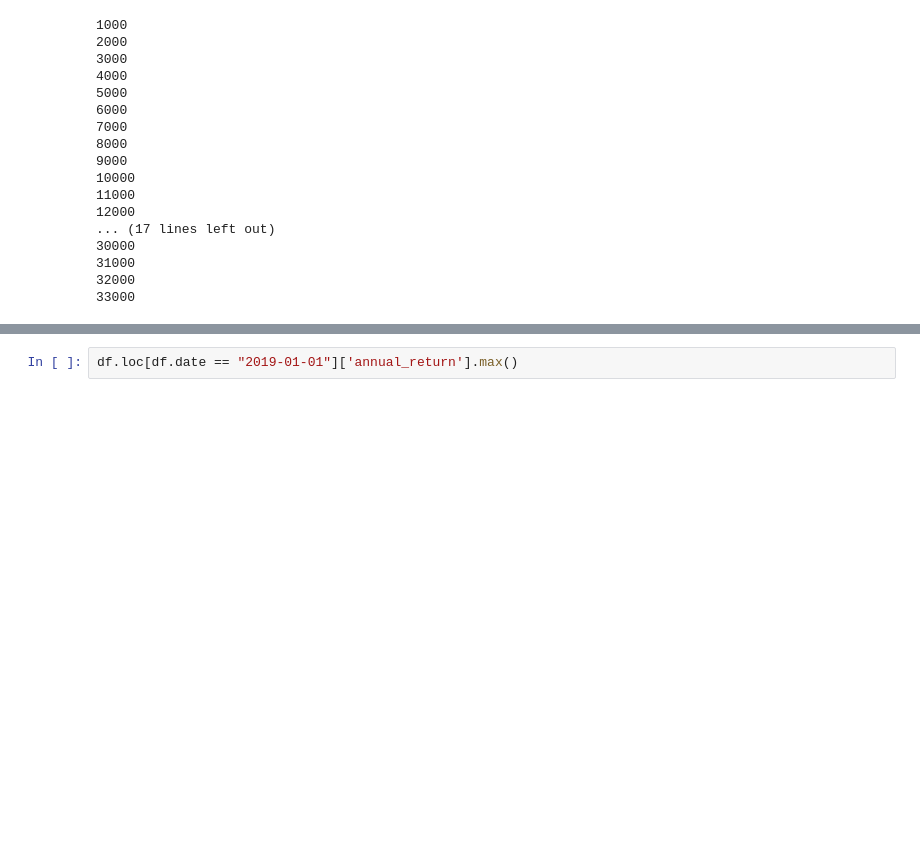
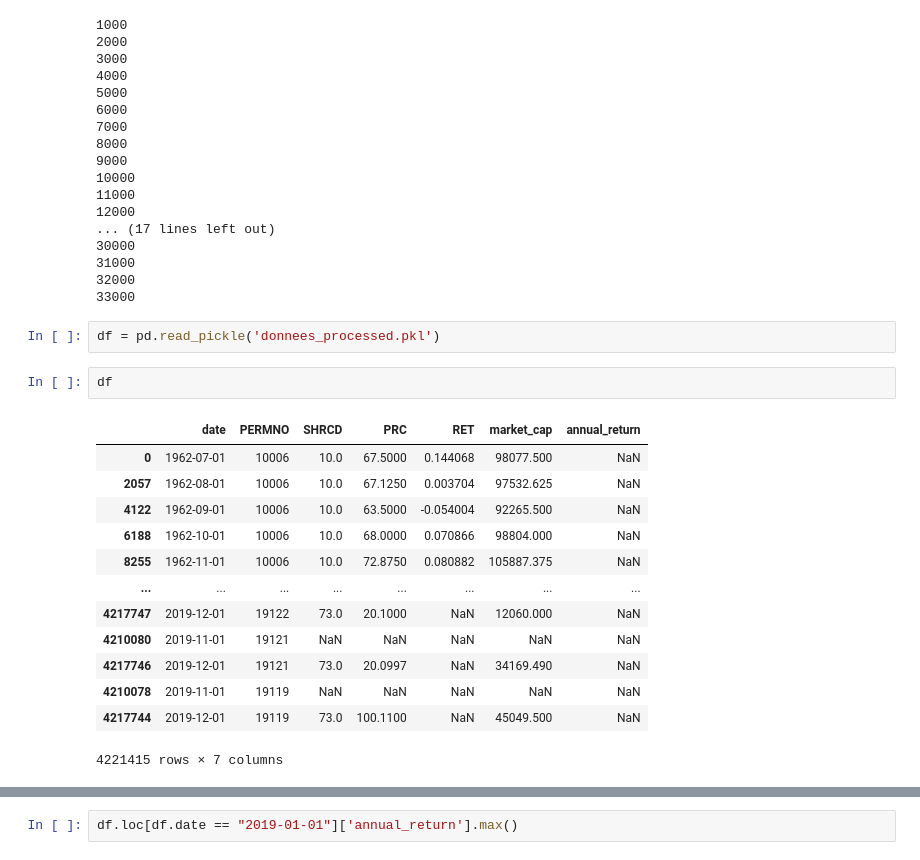
Before and after one commit to nilsjanvier/msc_fbd_portfolflio_trading, a Jupyter notebook: momentum_trading_project.ipynb, the cells around one changed output, grey strips where cells are left out. Cells and saved outputs as stored; diff of their text form; blank space fills up the shorter version.

```diff
--- a/momentum_trading_project.ipynb
+++ b/momentum_trading_project.ipynb
@@ -94,6 +94,24 @@ See the caveats in the documentation: https://pandas.pydata.org/pandas-docs/stab
 31000
 32000
 33000
+# %%
+df = pd.read_pickle('donnees_processed.pkl')
+# %%
+df
+# %% [output]
+|  | date | PERMNO | SHRCD | PRC | RET | market_cap | annual_return |
+| 0 | 1962-07-01 | 10006 | 10.0 | 67.5000 | 0.144068 | 98077.500 | NaN |
+| 2057 | 1962-08-01 | 10006 | 10.0 | 67.1250 | 0.003704 | 97532.625 | NaN |
+| 4122 | 1962-09-01 | 10006 | 10.0 | 63.5000 | -0.054004 | 92265.500 | NaN |
+| 6188 | 1962-10-01 | 10006 | 10.0 | 68.0000 | 0.070866 | 98804.000 | NaN |
+| 8255 | 1962-11-01 | 10006 | 10.0 | 72.8750 | 0.080882 | 105887.375 | NaN |
+| ... | ... | ... | ... | ... | ... | ... | ... |
+| 4217747 | 2019-12-01 | 19122 | 73.0 | 20.1000 | NaN | 12060.000 | NaN |
+| 4210080 | 2019-11-01 | 19121 | NaN | NaN | NaN | NaN | NaN |
+| 4217746 | 2019-12-01 | 19121 | 73.0 | 20.0997 | NaN | 34169.490 | NaN |
+| 4210078 | 2019-11-01 | 19119 | NaN | NaN | NaN | NaN | NaN |
+| 4217744 | 2019-12-01 | 19119 | 73.0 | 100.1100 | NaN | 45049.500 | NaN |
+4221415 rows × 7 columns
 # %%
 # Create figure with secondary y-axis
 fig = make_subplots(specs=[[{"secondary_y": True}]])
```
Also changed, not shown: parts of 27 cells of this notebook.
